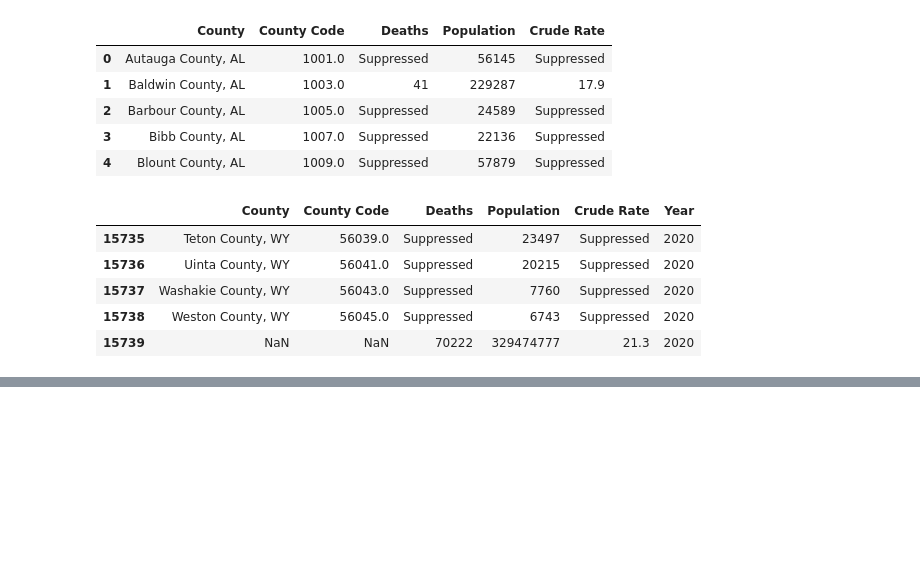
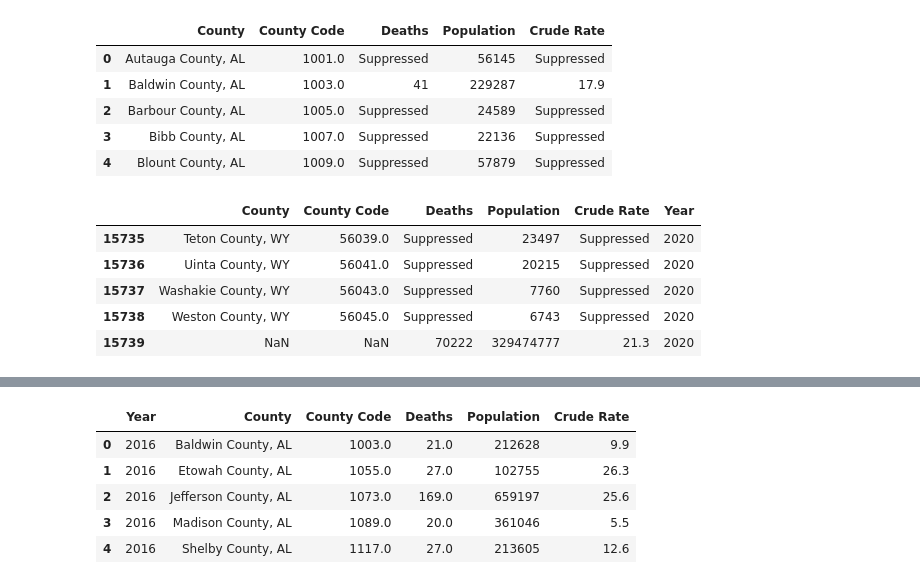
Before and after one commit to patgilch17/Group1FinalProject, a Jupyter notebook: Milos/Data_Processing.ipynb, the cells around one changed output, grey strips where cells are left out. Cells and saved outputs as stored; diff of their text form; code cells hidden in the pictures; blank space fills up the shorter version.

Commit message:
Data cleaning completed

```diff
--- a/Milos/Data_Processing.ipynb
+++ b/Milos/Data_Processing.ipynb
@@ -82,0 +196,28 @@ opioid_deaths_all.tail()
+# %%
+# Create a new dataframe called opioid_deaths_clean by dropping all rows with missing values in any column
+# create a copy of the original dataframe
+opioid_deaths_clean1 = opioid_deaths_all.copy()
+
+# drop rows with missing values
+opioid_deaths_clean1.dropna(inplace=True)
+
+# display the cleaned dataframe
+opioid_deaths_clean1.head()
+
+# Option 1: Dropping Rows with Missing Values
+
+# Explanation:
+
+# This code drops all rows with missing values in any column of the opioid_deaths_all dataframe
+# and assigns the resulting cleaned dataframe to a new variable called opioid_deaths_clean.
+# This approach is useful when there are relatively few missing values,
+# and it is feasible to remove them without sacrificing too much of the data.
+# One potential drawback is that it can result in a smaller dataset,
+# which may negatively impact the performance of a machine learning model that is trained on the data.
+# %% [output]
+|  | Year | County | County Code | Deaths | Population | Crude Rate |
+| 0 | 2016 | Baldwin County, AL | 1003.0 | 21.0 | 212628 | 9.9 |
+| 1 | 2016 | Etowah County, AL | 1055.0 | 27.0 | 102755 | 26.3 |
+| 2 | 2016 | Jefferson County, AL | 1073.0 | 169.0 | 659197 | 25.6 |
+| 3 | 2016 | Madison County, AL | 1089.0 | 20.0 | 361046 | 5.5 |
+| 4 | 2016 | Shelby County, AL | 1117.0 | 27.0 | 213605 | 12.6 |
```
Also changed, not shown: parts of 12 cells of this notebook.
